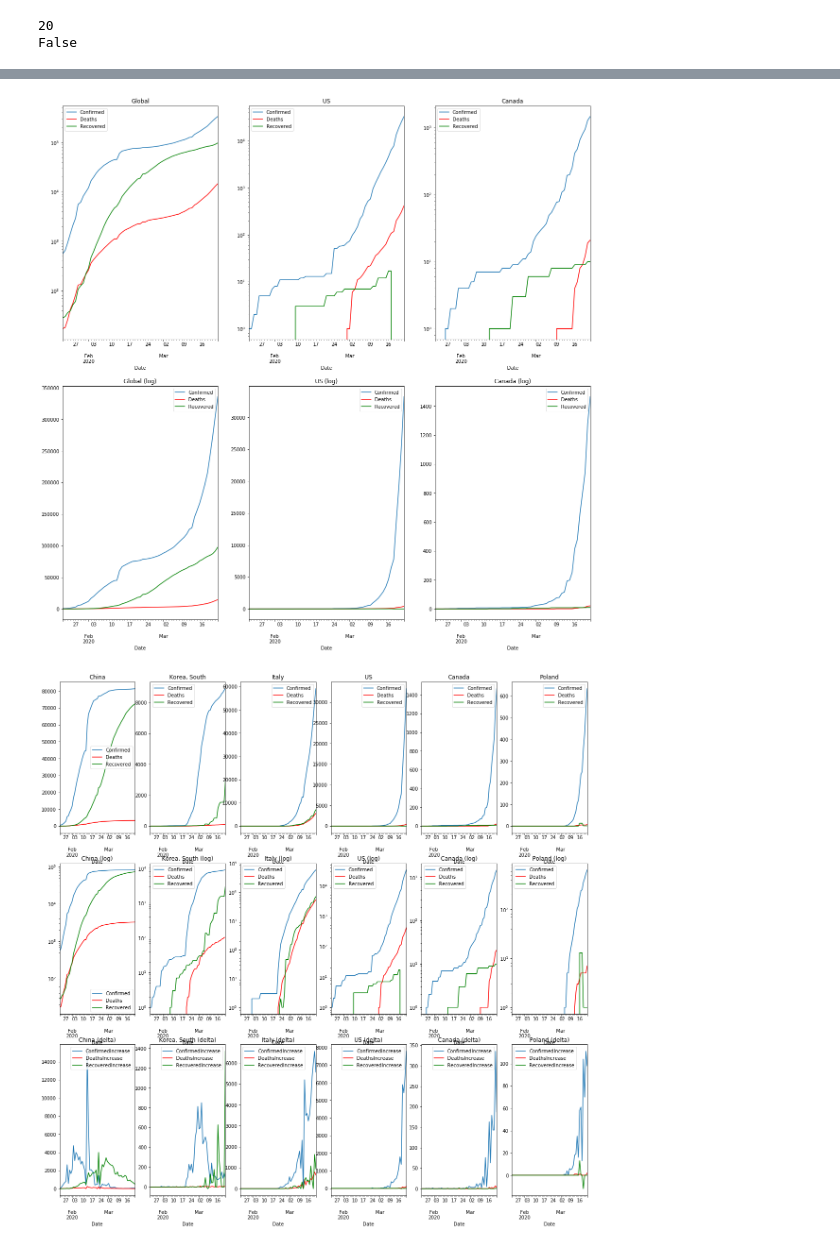
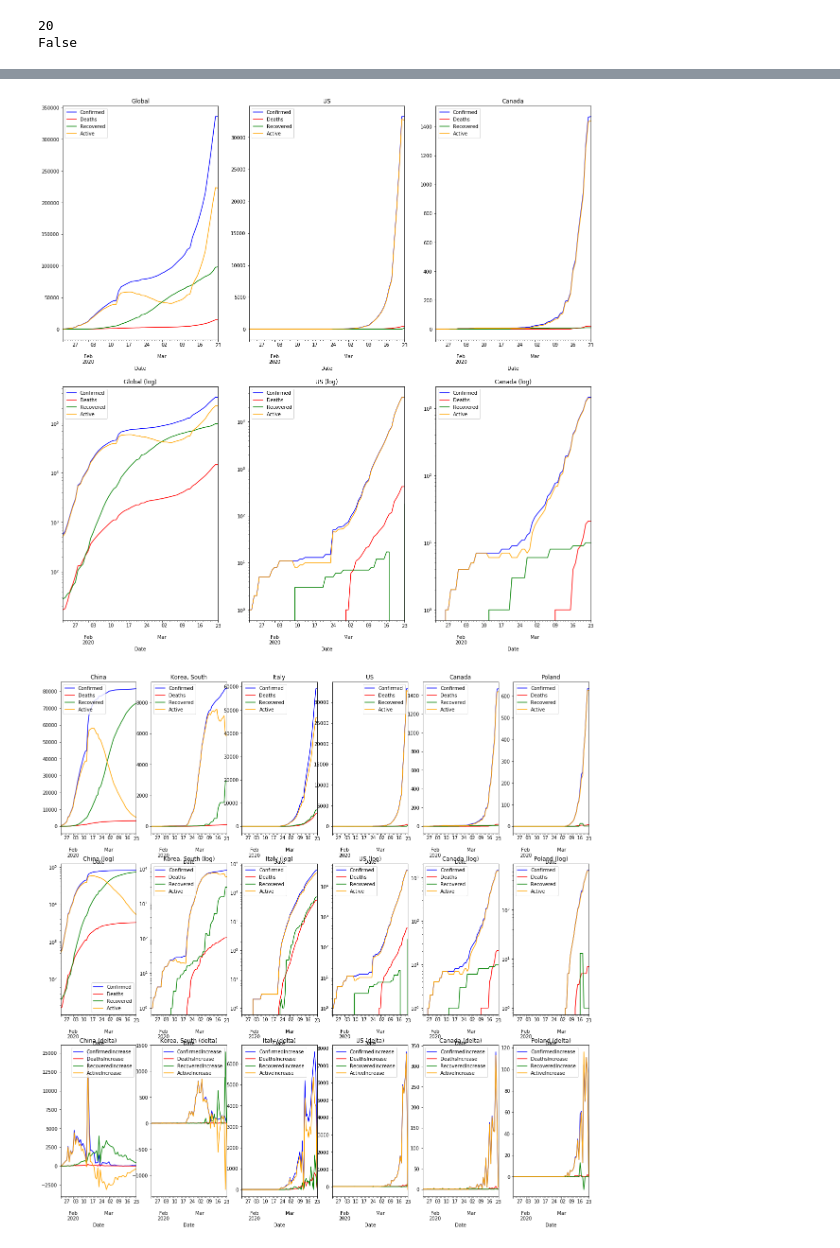
Before and after one commit to bartman/covid19, a Jupyter notebook: covid19-1.ipynb, the cells around one changed output, grey strips where cells are left out. Drawn from its saved outputs; the diff is of its cells as text; code cells hidden in the pictures.

```diff
--- a/covid19-1.ipynb
+++ b/covid19-1.ipynb
@@ -50,6 +50,11 @@ df = pd.merge(df_c, df_d, how='outer', on=keys)
 df = pd.merge(df, df_r, how='outer', on=keys)
 
 # --------------------------------------------------
+# ad an active column
+
+df['Active'] = df['Confirmed'] - (df['Recovered'] + df['Deaths'])
+
+# --------------------------------------------------
 # some countries have no Province/State, we need empty strings
 
 df['Province/State'] = df['Province/State'].fillna('')
@@ -67,7 +72,11 @@ df['Id'] = df['Country/Region'] + '-' + df['Province/State']
 # --------------------------------------------------
 # add Increase columns
 
-numericalbase = ['Confirmed', 'Deaths', 'Recovered']
+numericalbase = ['Confirmed', 'Deaths', 'Recovered', 'Active']
+numericalcolors = { 'Confirmed':'blue',
+                    'Deaths':   'red',
+                    'Recovered':'green',
+                    'Active':   'orange' }
 
 numerical = []
 gb = df.groupby('Id')
@@ -135,40 +144,38 @@ df.describe(include="all")
 # %%
 gbl = df.groupby(['Date'],as_index=False).agg(aggregation)
 
 cdn = df.loc[df['Country/Region'] == 'Canada']
 cdn = cdn.groupby(['Country/Region','Date'],as_index=False).agg(aggregation)
 
 usa = df.loc[df['Country/Region'] == 'US']
 usa = usa.groupby(['Country/Region','Date'],as_index=False).agg(aggregation)
 
 DATA = [{'n':'Global', 'df':gbl},
         {'n':'US',     'df':usa},
         {'n':'Canada', 'df':cdn}]
 
 fig, axs = plt.subplots(2, len(DATA))
 
 i=0
 for d in DATA:
     p = d['df']
 
     ax = axs[0][i]
     ax.set_title(d['n'])
-    p.plot(kind='line',x='Date',y='Confirmed',ax=ax)
-    p.plot(kind='line',x='Date',y='Deaths', color='red', ax=ax)
-    p.plot(kind='line',x='Date',y='Recovered', color='green', ax=ax)
-    ax.set_yscale('log')
+    for col in numericalbase:
+        p.plot(kind='line',x='Date',y=col, color=numericalcolors[col], ax=ax)
 
     ax = axs[1][i]
+    ax.set_yscale('log')
     ax.set_title("%s (log)" % d['n'])
-    p.plot(kind='line',x='Date',y='Confirmed',ax=ax)
-    p.plot(kind='line',x='Date',y='Deaths', color='red', ax=ax)
-    p.plot(kind='line',x='Date',y='Recovered', color='green', ax=ax)
+    for col in numericalbase:
+        p.plot(kind='line',x='Date',y=col, color=numericalcolors[col], ax=ax)
 
     i = i+1
 
 plt.show()
 # %% [output]
-[figure, old version]
+[figure, new version]
 # %%
 #print(df['Country/Region'].unique())
 countries = ['China', 'Korea, South', 'Italy', 'US', 'Canada', 'Poland']
@@ -182,29 +189,27 @@ for country in countries:
 
     ax = axs[0][i]
     ax.set_title(country)
-    p.plot(kind='line',x='Date',y='Confirmed',ax=ax)
-    p.plot(kind='line',x='Date',y='Deaths', color='red', ax=ax)
-    p.plot(kind='line',x='Date',y='Recovered', color='green', ax=ax)
+    for col in numericalbase:
+        p.plot(kind='line',x='Date',y=col, color=numericalcolors[col], ax=ax)
+
 
     ax = axs[1][i]
+    ax.set_yscale('log')
     ax.set_title("%s (log)" % country)
-    p.plot(kind='line',x='Date',y='Confirmed',ax=ax)
-    p.plot(kind='line',x='Date',y='Deaths', color='red', ax=ax)
-    p.plot(kind='line',x='Date',y='Recovered', color='green', ax=ax)
-    ax.set_yscale('log')
+    for col in numericalbase:
+        p.plot(kind='line',x='Date',y=col, color=numericalcolors[col], ax=ax)
 
     ax = axs[2][i]
     ax.set_title("%s (delta)" % country)
-    p.plot(kind='line',x='Date',y='ConfirmedIncrease',ax=ax)
-    p.plot(kind='line',x='Date',y='DeathsIncrease', color='red', ax=ax)
-    p.plot(kind='line',x='Date',y='RecoveredIncrease', color='green', ax=ax)
+    for col in numericalbase:
+        p.plot(kind='line',x='Date',y="%sIncrease"%col, color=numericalcolors[col], ax=ax)
 
     i = i + 1
 
 fig.savefig('out/countries.png')
 plt.show()
 # %% [output]
-[figure, old version]
+[figure, new version]
 # %%
 country = 'Canada'
 cdf = df.loc[df['Country/Region'] == country]
```
Also changed, not shown: parts of 2 cells of this notebook, 2 other files.
